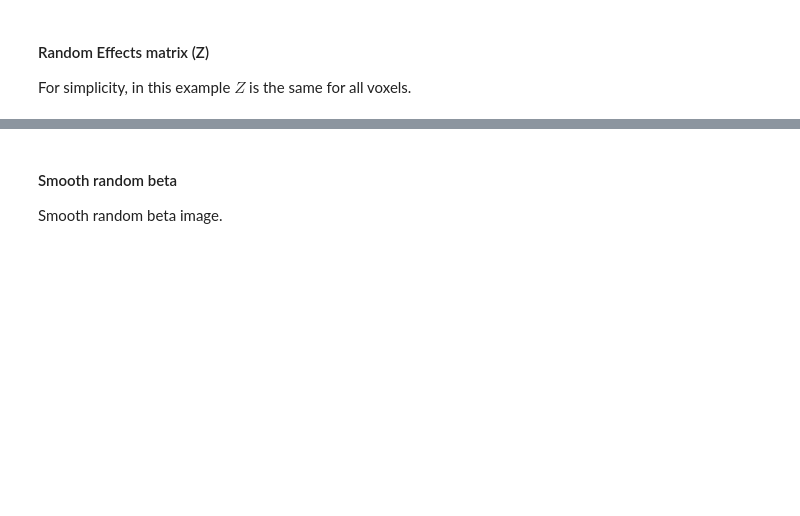
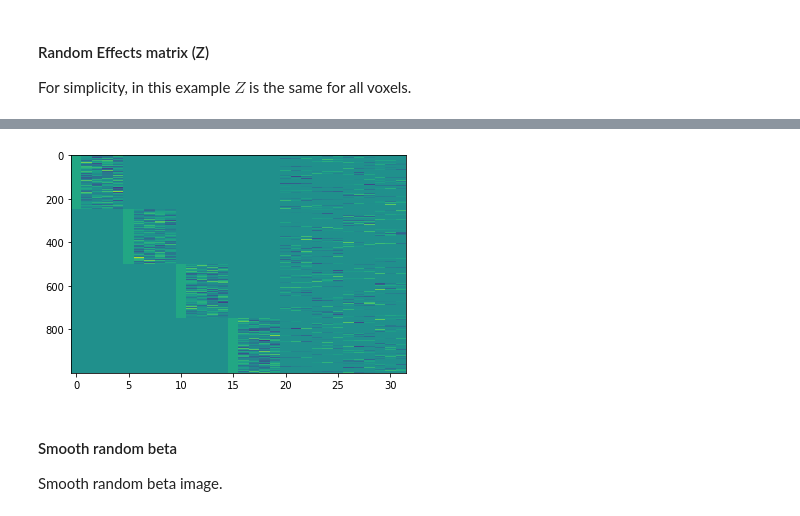
Before and after one commit to TomMaullin/BLMM-sandbox, a Jupyter notebook: PLS_sandbox.ipynb, the cells around one changed output, grey strips where cells are left out. Saved outputs shown, nothing was run; the diff lists cells and outputs as text; code cells hidden in the pictures; blank space fills up the shorter version.

```diff
--- a/PLS_sandbox.ipynb
+++ b/PLS_sandbox.ipynb
@@ -905,7 +998,7 @@ The following inputs are required for this function:
  - **r_inds**: The row indices of the elements mapped into the sparse matrix.
  - **c_inds**: The column indices of the elements mapped into the sparse matrix.
 # %%
-def PLS_getBeta(theta, ZtX, ZtY, XtX, ZtZ, XtY, YtX, YtZ, XtZ, YtY, P, tinds, rinds, cinds):
+def PLS_getBeta(theta, ZtX, ZtY, XtX, ZtZ, XtY, YtX, YtZ, XtZ, YtY, n, P, tinds, rinds, cinds):
 
     # Obtain Lambda
     Lambda = mapping(theta, tinds, rinds, cinds)
@@ -1046,7 +1139,7 @@ diff_original = 0;
 diff_neighbour = 0;
 
 # Number of iterations
-n = 100;
+n = 1;
 
 for i in range(n):
 
@@ -1072,11 +1165,11 @@ for i in range(n):
   YtY_n=cvxopt.matrix.trans(Y_n)*Y_n
 
   # Obtain the voxels estimates independently
-  theta_Est=minimize(PLS, theta0, args=(ZtX, ZtY, XtX, ZtZ, XtY, YtX, YtZ, XtZ, YtY ,P,tinds, rinds, cinds), method='L-BFGS-B', tol=1e-6).x
-  theta_Est_n=minimize(PLS, theta0, args=(ZtX, ZtY_n, XtX, ZtZ, XtY_n, YtX_n, YtZ_n, XtZ, YtY_n ,P,tinds, rinds, cinds), method='L-BFGS-B', tol=1e-6).x
+  theta_Est=minimize(PLS, theta0, args=(ZtX, ZtY, XtX, ZtZ, XtY, YtX, YtZ, XtZ, YtY, n, P, I, tinds, rinds, cinds), method='L-BFGS-B', tol=1e-6).x
+  theta_Est_n=minimize(PLS, theta0, args=(ZtX, ZtY_n, XtX, ZtZ, XtY_n, YtX_n, YtZ_n, XtZ, YtY_n, n, P, I, tinds, rinds, cinds), method='L-BFGS-B', tol=1e-6).x
 
   # Get the beta value from seperate calculation
-  beta_Est_n = PLS_getBeta(theta_Est_n,ZtX, ZtY_n, XtX, ZtZ, XtY_n, YtX_n, YtZ_n, XtZ, YtY_n, P,tinds, rinds, cinds)
+  beta_Est_n = PLS_getBeta(theta_Est_n,ZtX, ZtY_n, XtX, ZtZ, XtY_n, YtX_n, YtZ_n, XtZ, YtY_n, n, P, tinds, rinds, cinds)
 
   #print(beta_Est_n)
 
@@ -1086,12 +1179,12 @@ for i in range(n):
   #print(np.linalg.norm(np.array(beta_Est_n-beta_True_n))**2)
 
   # Obtain the voxels estimates by using the neighbouring approach
-  theta_Est= minimize(PLS, theta0, args=(ZtX, ZtY, XtX, ZtZ, XtY, YtX, YtZ, XtZ, YtY ,P,tinds, rinds, cinds), method='L-BFGS-B', tol=1e-6).x
-  beta_Est = PLS_getBeta(theta_Est,ZtX, ZtY, XtX, ZtZ, XtY, YtX, YtZ, XtZ, YtY ,P,tinds, rinds, cinds)
-  theta_Est_n = minimize(PLSneighbour, theta0, args=(beta_Est, ZtX, ZtY_n, XtX, ZtZ, XtY_n, YtX_n, YtZ_n, XtZ, YtY_n,P,tinds, rinds, cinds), method='L-BFGS-B', tol=1e-6).x
+  theta_Est= minimize(PLS, theta0, args=(ZtX, ZtY, XtX, ZtZ, XtY, YtX, YtZ, XtZ, YtY, n, P, I, tinds, rinds, cinds), method='L-BFGS-B', tol=1e-6).x
+  beta_Est = PLS_getBeta(theta_Est,ZtX, ZtY, XtX, ZtZ, XtY, YtX, YtZ, XtZ, YtY, n, P,tinds, rinds, cinds)
+  theta_Est_n = minimize(PLSneighbour, theta0, args=(beta_Est, ZtX, ZtY_n, XtX, ZtZ, XtY_n, YtX_n, YtZ_n, XtZ, YtY_n, n, P, I, tinds, rinds, cinds), method='L-BFGS-B', tol=1e-6).x
 
   # Get the beta value from seperate calculation
-  beta_Est_n = PLS_getBeta(theta_Est_n,ZtX, ZtY_n, XtX, ZtZ, XtY_n, YtX_n, YtZ_n, XtZ, YtY_n, P,tinds, rinds, cinds)
+  beta_Est_n = PLS_getBeta(theta_Est_n,ZtX, ZtY_n, XtX, ZtZ, XtY_n, YtX_n, YtZ_n, XtZ, YtY_n, n, P, tinds, rinds, cinds)
 
   #print(beta_Est_n)
   #print(np.linalg.norm(np.array(beta_Est_n-beta_True_n))**2)
@@ -1312,0 +1385,60 @@ print(Z.shape)
+# %%
+# We need to create a block of Z for each level of each factor
+for i in np.arange(r):
+
+  Zdata_factor = np.random.randn(n,nparams[i])
+
+  if i==0:
+
+    #The first factor should be block diagonal, so the factor indices are grouped
+    factorVec = np.repeat(np.arange(nlevels[i]), repeats=np.floor(n/max(nlevels[i],1)))
+
+    if len(factorVec) < n:
+
+      # Quick fix incase rounding leaves empty columns
+      factorVecTmp = np.zeros(n)
+      factorVecTmp[0:len(factorVec)] = factorVec
+      factorVecTmp[len(factorVec):n] = nlevels[i]-1
+      factorVec = np.int64(factorVecTmp)
+
+
+    # Crop the factor vector - otherwise have a few too many
+    factorVec = factorVec[0:n]
+
+    # Give the data an intercept
+    Zdata_factor[:,0]=1
+
+  else:
+
+    # The factor is randomly arranged across subjects
+    factorVec = np.random.randint(0,nlevels[i],size=n)
+
+  # Build a matrix showing where the elements of Z should be
+  indicatorMatrix_factor = np.zeros((n,nlevels[i]))
+  indicatorMatrix_factor[np.arange(n),factorVec] = 1
+
+  # Need to repeat for each parameter the factor has
+  indicatorMatrix_factor = np.repeat(indicatorMatrix_factor, nparams[i], axis=1)
+
+  # Enter the Z values
+  indicatorMatrix_factor[indicatorMatrix_factor==1]=Zdata_factor.reshape(Zdata_factor.shape[0]*Zdata_factor.shape[1])
+
+  # Make sparse
+  Zfactor = scipy.sparse.csr_matrix(indicatorMatrix_factor)
+
+  # Put all the factors together
+  if i == 0:
+    Z = Zfactor
+  else:
+    Z = scipy.sparse.hstack((Z, Zfactor))
+
+
+Z2 = sparse.COO.from_scipy_sparse(Z)
+
+# Create an image of Z
+imshow(Z.toarray(), \
+       interpolation='nearest', vmin=-5, vmax=5, aspect='auto')
+
+print(nlevels)
+print(nparams)
+# %% [output]
@@ -1313,3 +1447,4 @@ print(Z.shape)
+[figure, added]
 # %% [markdown]
 #### Smooth random beta
 Smooth random beta image.
```
Also changed, not shown: parts of 79 cells of this notebook.
